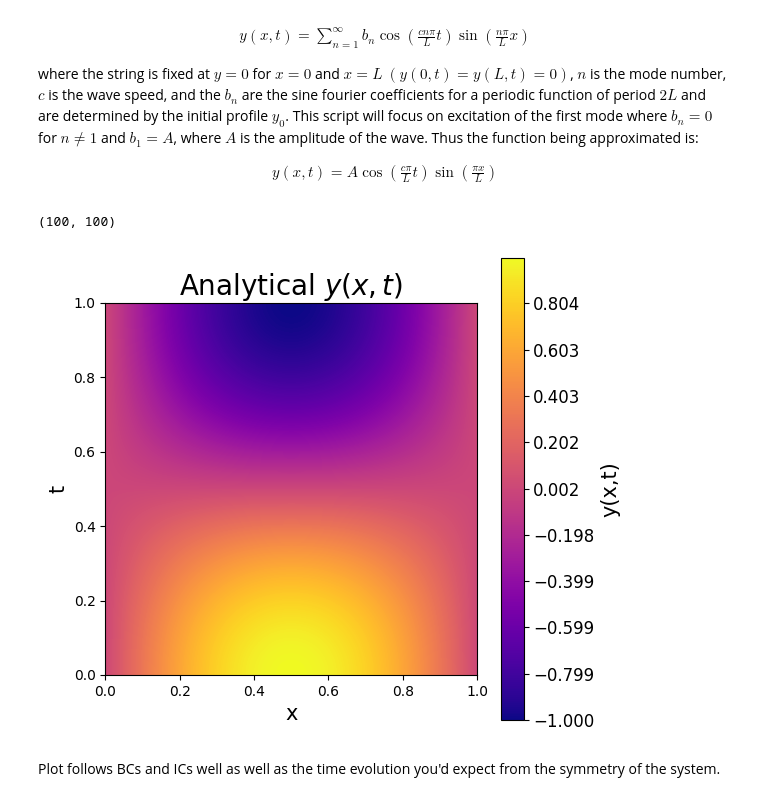
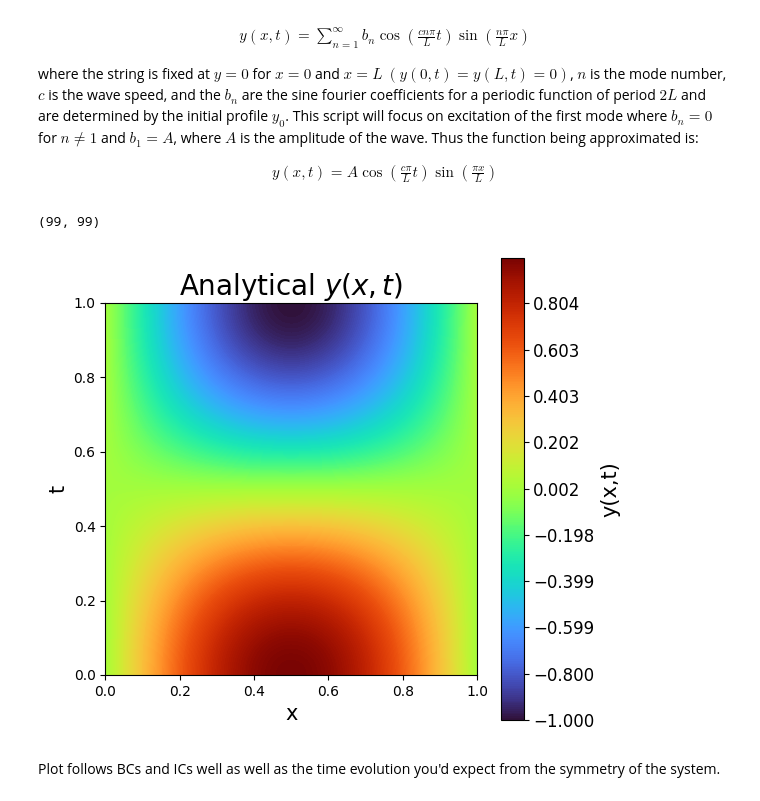
Before and after one commit to dakeerie/MSci-Project, a Jupyter notebook: y(x,t) Oscillator.ipynb, the cells around one changed output. Drawn from its saved outputs; the diff is of its cells as text; code cells hidden in the pictures.

```diff
--- a/y(x,t) Oscillator.ipynb
+++ b/y(x,t) Oscillator.ipynb
@@ -29,38 +29,39 @@ import random
 # %%
 def analytical(t, x, c, L, A):
     """t- Time array, x- Position array, c- wave speed, L- Length of string, A- Amplitude"""
     k = np.pi/L
     return A*np.cos(c*k*t)*np.sin(k*x)
 
-time = np.linspace(0, 1, 100)
-space = np.linspace(0, 1, 100)
+n_points = 99
+time = np.linspace(0, 1, n_points)
+space = np.linspace(0, 1, n_points)
 c = 1
 L = 1
 A = 1
 
 y_analytical = []
 for ti in time:
     ti_sol = analytical(ti, space, c, L, A)
     y_analytical.append(ti_sol)
 
 y_analytical = np.array(y_analytical)
 print(y_analytical.shape)
 
 plt.figure(figsize=(6, 6))
-plt.contourf(space, time, y_analytical, levels=np.linspace(np.min(y_analytical),np.max(y_analytical),500), cmap=plt.cm.plasma)
+plt.contourf(space, time, y_analytical, levels=np.linspace(np.min(y_analytical),np.max(y_analytical),500), cmap=plt.cm.turbo)
 plt.xlabel('x', fontsize = 15)
 plt.ylabel('t', fontsize = 15)
 plt.title(r'Analytical $y(x,t)$', fontsize = 20)
 cbar=plt.colorbar()
 cbar.ax.tick_params(labelsize = 12)
 cbar.set_label(label='y(x,t)', size=15)
 ax = plt.gca()
 ax.set_aspect('equal', adjustable='box')
 
 plt.show()
 # %% [output]
-(100, 100)
+(99, 99)
-[figure, old version]
+[figure, new version]
 # %% [markdown]
 Plot follows BCs and ICs well as well as the time evolution you'd expect from the symmetry of the system.
 # %%
```
Also changed, not shown: parts of 3 cells of this notebook, 1 other file.
